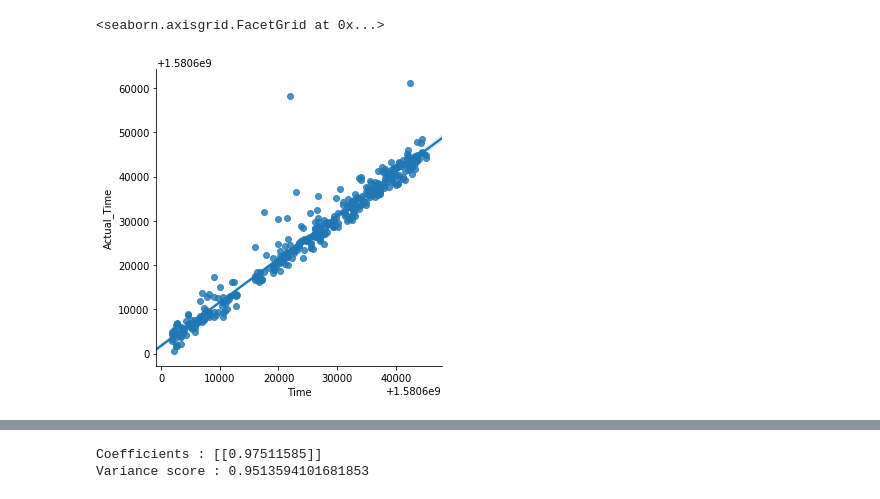
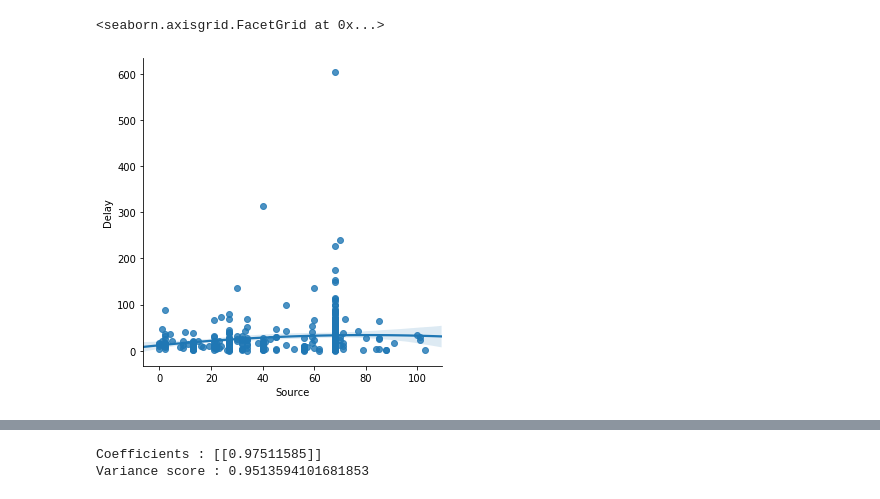
Before and after one commit to jaydbendre/Data-Mining-And-Buisness-Intelligence-Semester-6, a Jupyter notebook: Experiment10/Experiment10.ipynb, the cells around one changed output, grey strips where cells are left out. Cells and saved outputs as stored; diff of their text form; code cells hidden in the pictures.

```diff
--- a/Experiment10/Experiment10.ipynb
+++ b/Experiment10/Experiment10.ipynb
@@ -9,14 +10,17 @@ import matplotlib.pyplot as plt
 warnings.filterwarnings("ignore")
 # %%
+#Loading csv file into a dataframe
 data = pd.DataFrame(
     pd.read_csv(
         "../Datasets/FinalMergedDataset/cleaned_numeric_dataset.csv"
         )
 )
 data.head()
+#Sampling first 400 data records
 data = data[:][:400]
-import seaborn as sns
-sns.lmplot(x = "Time" , y="Actual_Time",data = data,order = 2)
-# %% [output]
-<seaborn.axisgrid.FacetGrid at 0x...>
-[figure, removed]
+# %%
+#Finding which variables have linear relationship
+sns.lmplot(x = "Source" , y="Delay",data = data,order = 2)
+# %% [output]
+<seaborn.axisgrid.FacetGrid at 0x...>
+[figure, added]
```
Also changed, not shown: parts of 8 cells of this notebook, 1 other file.
